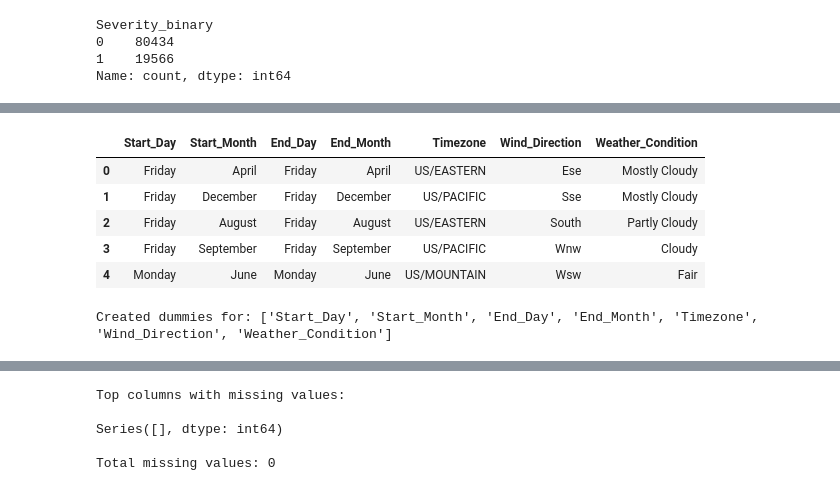
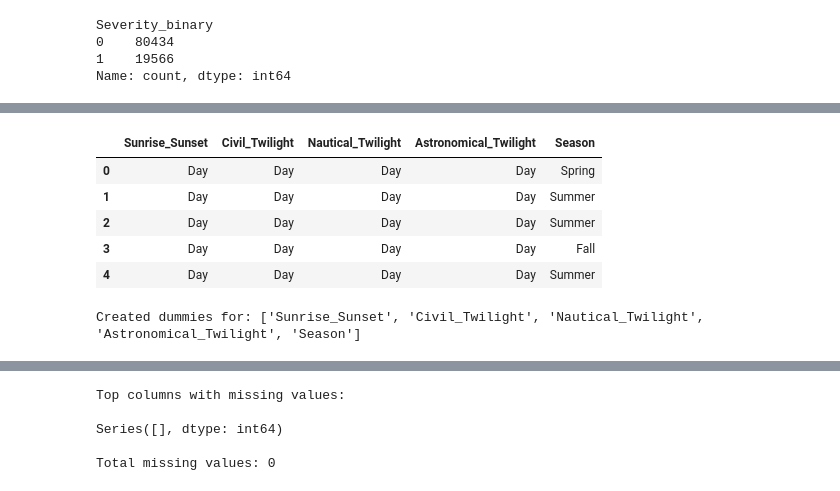
Before and after one commit to DiellzaPervetica/PVDSH_Gr15_2025, a Jupyter notebook: main.ipynb, the cells around one changed output, grey strips where cells are left out. Drawn from its saved outputs; the diff is of its cells as text; code cells hidden in the pictures.

```diff
--- a/main.ipynb
+++ b/main.ipynb
@@ -588,7 +582,7 @@ For example, when doing 'df[col].method(value, inplace=True)', try using 'df.met
 
   df_merged[col].fillna(median_date, inplace=True)
 # %%
-#feature selection
+# Feature selection
 orig_cols = list(df_merged.columns)
 
 col_map_lower = {c.lower().strip(): c for c in df_merged.columns}
@@ -600,7 +594,7 @@ def find_column(possible_names):
             return col_map_lower[key]
     return None
 
-# Mappim i mundshem per kolonat qe na duhen
+# Mapp-im i mundshem per kolonat qe na duhen
 start_time_col = find_column(['start_time','occurred_on_date','date','starttime','time'])
 city_col       = find_column(['city','location_city','town','municipality'])
 lat_col        = find_column(['start_lat','latitude','lat','start_latitude'])
@@ -624,7 +618,7 @@ print(f" severity_col  : {severity_col}")
 if temp_col is not None and 'Temperature' not in df_merged.columns:
     df_merged['Temperature'] = pd.to_numeric(df_merged[temp_col], errors='coerce')
 
-# Precipitation -> Rain flag
+# Precipitation - Rain flag
 if prec_col is not None and 'Rain' not in df_merged.columns:
     df_merged['Precipitation_raw'] = pd.to_numeric(df_merged[prec_col], errors='coerce')
     df_merged['Rain'] = (df_merged['Precipitation_raw'] > 0).astype(int)
@@ -636,7 +630,7 @@ elif 'Precipitation(in)' in df_merged.columns and 'Rain' not in df_merged.column
 if vis_col is not None and 'Visibility' not in df_merged.columns:
     df_merged['Visibility'] = pd.to_numeric(df_merged[vis_col], errors='coerce')
 
-#starttime
+# Start Time
 if start_time_col is None:
     print(" Nuk u gjet kolona e kohes me emra te pritshem ")
 else:
@@ -655,7 +649,8 @@ else:
         6:'Summer',7:'Summer',8:'Summer',
         9:'Fall',10:'Fall',11:'Fall'
     })
-    print("Feature kohore u krijuan: Hour, Day, Month, Weekday, Is_Weekend, Season")
+    print("Vetite(feature) kohore u krijuan: Hour, Day, Month, Weekday, Is_Weekend, " \
+    "on")
 
 
 if city_col is not None:
@@ -670,8 +665,8 @@ else:
         location_key = None
         print(" Nuk u gjet City/State/Zip/Street per grupim, agregimet do te jene globale.")
 
-#FEATURE CREATION
-# Do te krijojme 'Accident_Count_Last_Week' dhe 'Accidents_Per_Day_Avg'
+# Krijimi i vetive (feature creation)
+# 'Accident_Count_Last_Week' dhe 'Accidents_Per_Day_Avg'
 if 'Start_Time' in df_merged.columns:
     df_time = df_merged[['Start_Time'] + ([location_key] if location_key is not None else [])].copy() if location_key else df_merged[['Start_Time']].copy()
     df_time['date'] = df_time['Start_Time'].dt.date
@@ -901,32 +889,33 @@ df_merged.head()
 # %%
 cat_cols = [
-    "Start_Day", "Start_Month",
-    "End_Day", "End_Month",
-    "Timezone",
-    "Wind_Direction",
-    "Weather_Condition"
+    "Sunrise_Sunset",
+    "Civil_Twilight",
+    "Nautical_Twilight",
+    "Astronomical_Twilight",
+    "Season"
 ]
 
+
 df_merged[cat_cols].head()
 # %% [output]
-|  | Start_Day | Start_Month | End_Day | End_Month | Timezone | Wind_Direction | Weather_Condition |
-| 0 | Friday | April | Friday | April | US/EASTERN | Ese | Mostly Cloudy |
-| 1 | Friday | December | Friday | December | US/PACIFIC | Sse | Mostly Cloudy |
-| 2 | Friday | August | Friday | August | US/EASTERN | South | Partly Cloudy |
-| 3 | Friday | September | Friday | September | US/PACIFIC | Wnw | Cloudy |
-| 4 | Monday | June | Monday | June | US/MOUNTAIN | Wsw | Fair |
+|  | Sunrise_Sunset | Civil_Twilight | Nautical_Twilight | Astronomical_Twilight | Season |
+| 0 | Day | Day | Day | Day | Spring |
+| 1 | Day | Day | Day | Day | Summer |
+| 2 | Day | Day | Day | Day | Summer |
+| 3 | Day | Day | Day | Day | Fall |
+| 4 | Day | Day | Day | Day | Summer |
 # %%
 available_cat_cols = [c for c in cat_cols if c in df_merged.columns]
 missing_cat_cols = [c for c in cat_cols if c not in df_merged.columns]
 
 if missing_cat_cols:
-    print("Skipping missing categorical columns:", missing_cat_cols)
+    print("Anashkaloj kolonat kategorike qe mungojne:", missing_cat_cols)
 
 if available_cat_cols:
     df_merged = pd.get_dummies(df_merged, columns=available_cat_cols, drop_first=True)
-    print("Created dummies for:", available_cat_cols)
+    print("Krijimi i vlerave dummy per:", available_cat_cols)
 else:
-    print("No categorical columns available for get_dummies; nothing changed.")
+    print("Nuk ka kolona kategorike per get_dummies; asgje nuk u ndryshua.")
 # %% [output]
-Created dummies for: ['Start_Day', 'Start_Month', 'End_Day', 'End_Month', 'Timezone', 'Wind_Direction', 'Weather_Condition']
+Created dummies for: ['Sunrise_Sunset', 'Civil_Twilight', 'Nautical_Twilight', 'Astronomical_Twilight', 'Season']
 # %%
```
Also changed, not shown: parts of 40 cells of this notebook.
